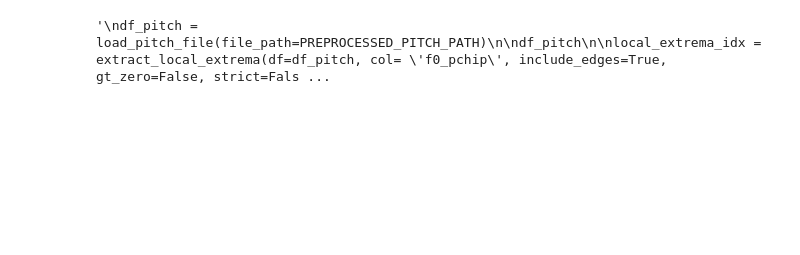
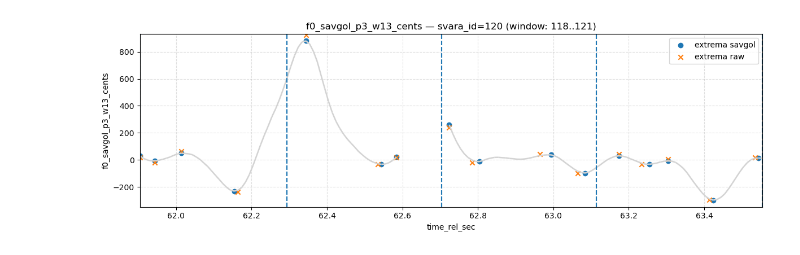
Before and after one commit to llsol/CSISD, a Jupyter notebook: notebooks/00_exploration/peaks.ipynb, the cells around one changed output. Cells and saved outputs as stored; diff of their text form; code cells hidden in the pictures; blank space fills up the shorter version.

```diff
--- a/notebooks/00_exploration/peaks.ipynb
+++ b/notebooks/00_exploration/peaks.ipynb
@@ -146,18 +0,0 @@ plt.show()
-# %%
-'''
-df_pitch = load_pitch_file(file_path=PREPROCESSED_PITCH_PATH)
-
-df_pitch
-
-local_extrema_idx = extract_local_extrema(df=df_pitch, col= 'f0_pchip', include_edges=True, gt_zero=False, strict=False)
-
-local_extrema_idx
-
-df_extrema = extrema_to_dataframe(df=df_pitch, extrema_idx=local_extrema_idx, col='f0_pchip')
-
-print(df_extrema)
-
-df_pitch = mark_peaks(df=df_pitch, pitch_col="f0_pchip")
-'''
-# %% [output]
-'\ndf_pitch = load_pitch_file(file_path=PREPROCESSED_PITCH_PATH)\n\ndf_pitch\n\nlocal_extrema_idx = extract_local_extrema(df=df_pitch, col= \'f0_pchip\', include_edges=True, gt_zero=False, strict=Fals ...
@@ -163,0 +21,40 @@ df_pitch = mark_peaks(df=df_pitch, pitch_col="f0_pchip")
+# %%
+from src.io.pitch_io import load_peaks, load_preprocessed_pitch
+from src.utils.plot import plot_svara_window_with_flat_regions, add_peaks_to_ax
+from src.io.annotation_io import load_annotations
+from src.annotations.svara import attach_svara_annotations_to_pitch
+import matplotlib.pyplot as plt
+import settings as S
+
+RECORDINGS_ID = S.SARASUDA_VARNAM
+recording_id = S.CURRENT_PIECE
+TONICS = S.SARASUDA_TONICS
+DATA_INTERIM = S.DATA_INTERIM
+ann_path = S.DATA_CORPUS / recording_id / "raw" / f"{recording_id}_ann_svara.tsv"
+
+
+df_pitch = load_preprocessed_pitch(recording_id, root_dir=DATA_INTERIM, tonic_hz=TONICS[recording_id], convert_to_cents=True)
+
+df_svaras = load_annotations(
+        file_path=ann_path,
+        annotation_type="svara",
+
+    )
+
+df_pitch = attach_svara_annotations_to_pitch(df_pitch=df_pitch, df_svaras=df_svaras)
+
+df_peaks = load_peaks(recording_id, root_dir=DATA_INTERIM)
+
+
+fig, ax = plot_svara_window_with_flat_regions(
+    df_pitch,
+    svara_id=120,
+    window_n=3,
+    pitch_col="f0_savgol_p3_w13_cents",
+)
+
+add_peaks_to_ax(ax, df_peaks, show="both", kind="both")
+ax.legend()
+plt.show()
+# %% [output]
+[figure, added]
```
Also changed, not shown: parts of 13 cells of this notebook, 5 other files.
